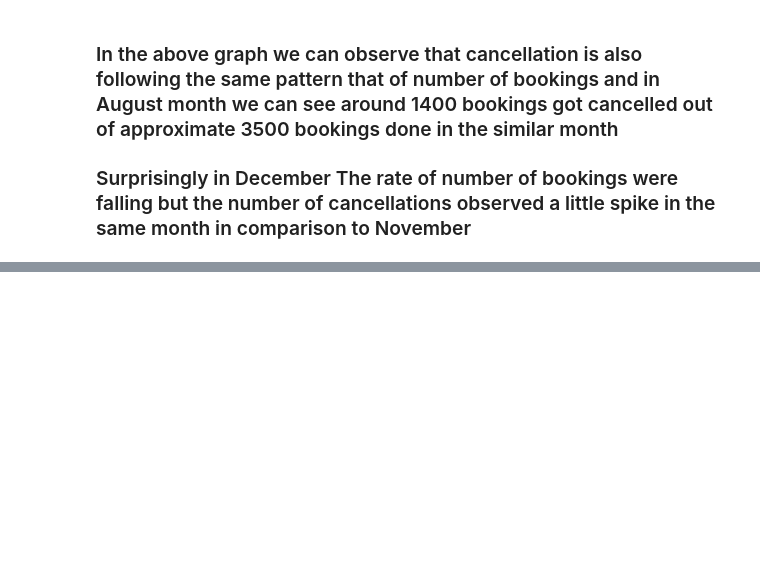
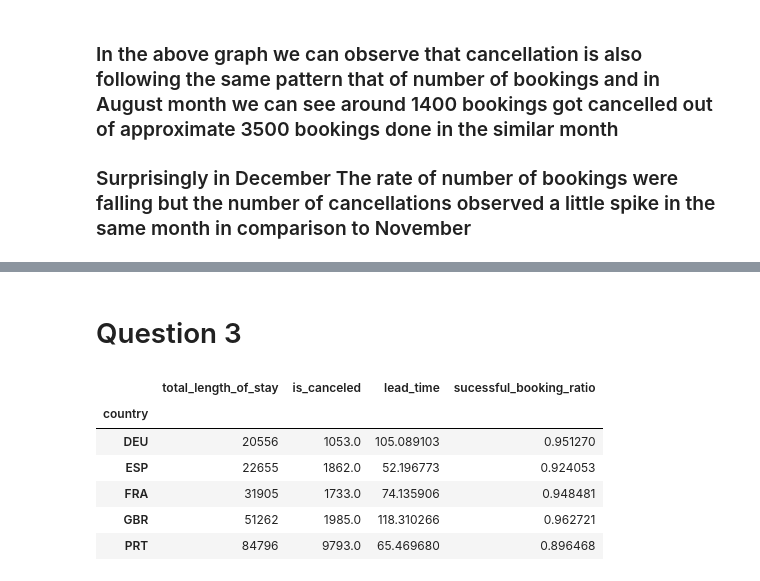
Before and after one commit to ChayanitBhateja/PDS_A1, a Jupyter notebook: code.ipynb, the cells around one changed output, grey strips where cells are left out. Drawn from its saved outputs; the diff is of its cells as text; code cells hidden in the pictures; blank space fills up the shorter version.

```diff
--- a/code.ipynb
+++ b/code.ipynb
@@ -443,0 +417,18 @@ Sample data for top 5 countries:
+# %% [markdown]
+# Question 3
+# %%
+top_5_countries = data_cleaned['country'].value_counts().head()
+
+top5_data = data_cleaned[data_cleaned['country'].isin(top_5_countries.index)].copy()
+top5_data['total_length_of_stay'] = top5_data['stays_in_week_nights'] + top5_data['stays_in_weekend_nights']
+top5_subset = top5_data.groupby('country').agg({'total_length_of_stay':'sum', 'is_canceled':'sum', 'lead_time':'mean'})
+top5_subset['sucessful_booking_ratio'] = top5_subset['total_length_of_stay'] / (top5_subset['total_length_of_stay'] + top5_subset['is_canceled'])
+top5_subset
+# %% [output]
+|  | total_length_of_stay | is_canceled | lead_time | sucessful_booking_ratio |
+| country |  |  |  |  |
+| DEU | 20556 | 1053.0 | 105.089103 | 0.951270 |
+| ESP | 22655 | 1862.0 | 52.196773 | 0.924053 |
+| FRA | 31905 | 1733.0 | 74.135906 | 0.948481 |
+| GBR | 51262 | 1985.0 | 118.310266 | 0.962721 |
+| PRT | 84796 | 9793.0 | 65.469680 | 0.896468 |
```
Also changed, not shown: parts of 15 cells of this notebook.
